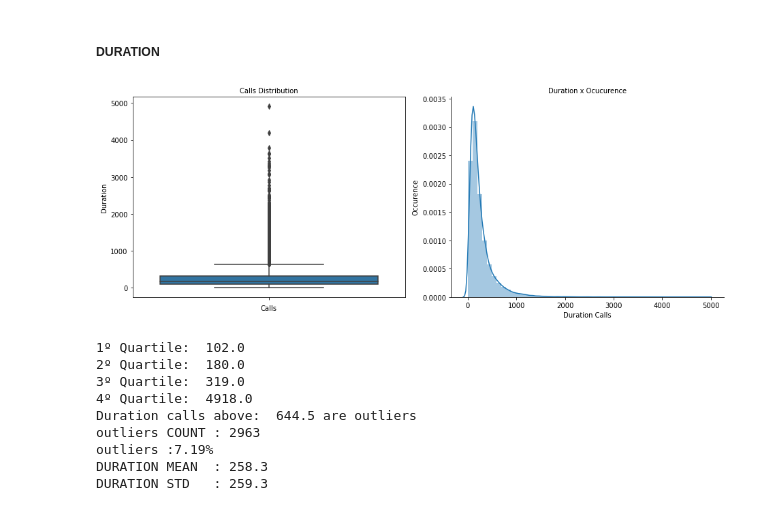
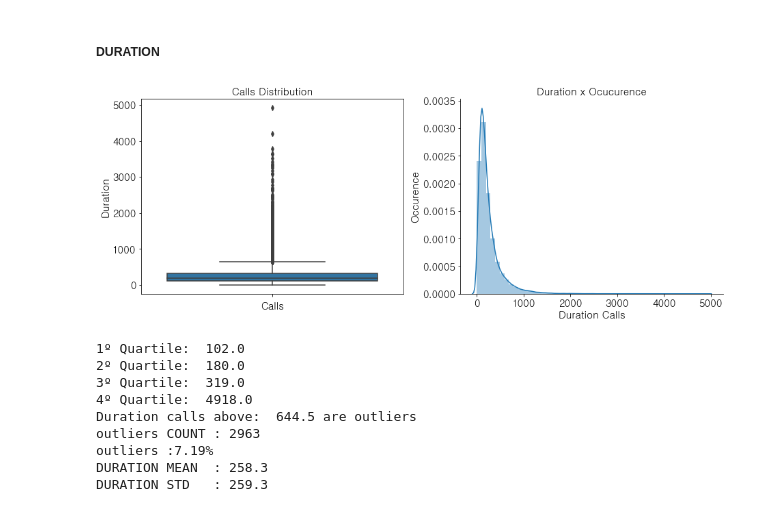
Before and after one commit to black4157/python-project, a Jupyter notebook: bank_project.ipynb, the cells around one changed output. Saved outputs shown, nothing was run; the diff lists cells and outputs as text; code cells hidden in the pictures.

```diff
--- a/bank_project.ipynb
+++ b/bank_project.ipynb
@@ -240,22 +320,22 @@ AGE STD  : 10.4
 # %%
 fig, (ax1, ax2) = plt.subplots(nrows = 1, ncols = 2, figsize = (13, 5))
 sns.boxplot(y = 'duration', data = bank, orient = 'v', ax = ax1)
-ax1.set_xlabel('Calls', fontsize=10)
-ax1.set_ylabel('Duration', fontsize=10)
-ax1.set_title('Calls Distribution', fontsize=10)
-ax1.tick_params(labelsize=10)
+ax1.set_xlabel('Calls', fontsize=15)
+ax1.set_ylabel('Duration', fontsize=15)
+ax1.set_title('Calls Distribution', fontsize=15)
+ax1.tick_params(labelsize=15)
 
 sns.distplot(bank['duration'], ax = ax2)
 sns.despine(ax = ax2)
-ax2.set_xlabel('Duration Calls', fontsize=10)
-ax2.set_ylabel('Occurence', fontsize=10)
-ax2.set_title('Duration x Ocucurence', fontsize=10)
-ax2.tick_params(labelsize=10)
+ax2.set_xlabel('Duration Calls', fontsize=15)
+ax2.set_ylabel('Occurence', fontsize=15)
+ax2.set_title('Duration x Ocucurence', fontsize=15)
+ax2.tick_params(labelsize=15)
 
 plt.subplots_adjust(wspace=0.5)
 plt.tight_layout()
 # %% [output]
-[figure, old version]
+[figure, new version]
 # %%
 print('1º Quartile: ', bank['duration'].quantile(q = 0.25))
 print('2º Quartile: ', bank['duration'].quantile(q = 0.50))
```
Also changed, not shown: parts of 158 cells of this notebook.
